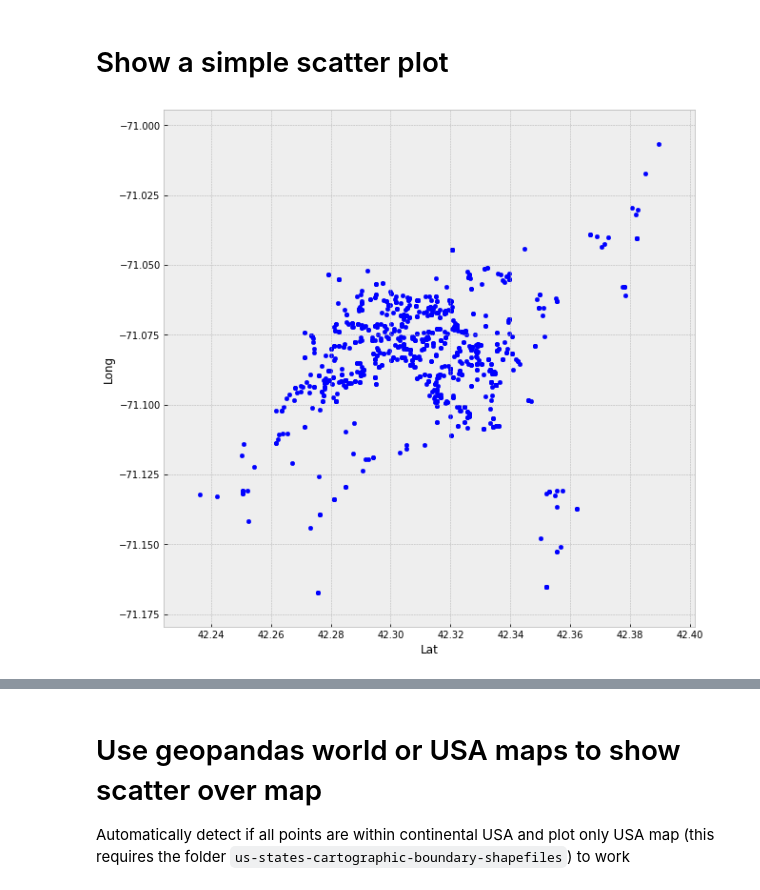
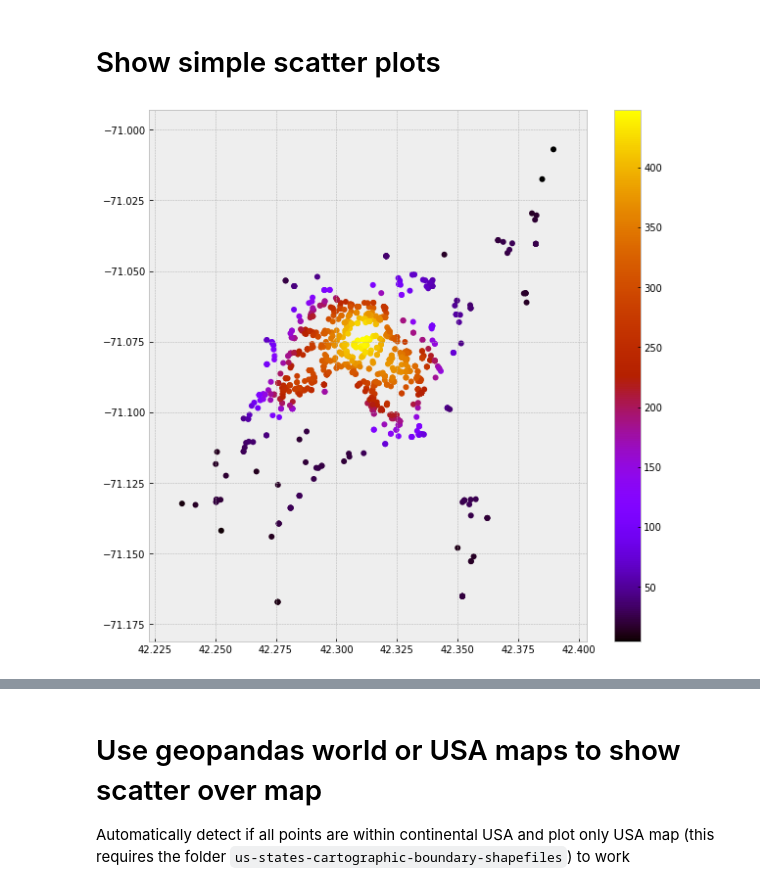
Before and after one commit to darenr/simple-geo-plotting, a Jupyter notebook: demo.ipynb, the cells around one changed output, grey strips where cells are left out. Drawn from its saved outputs; the diff is of its cells as text; code cells hidden in the pictures.

Commit message:
use denisty for scatter plots

```diff
--- a/demo.ipynb
+++ b/demo.ipynb
@@ -14,11 +15,18 @@ pd.options.display.float_format = '{:,.2f}'.format
 pd.options.display.max_rows = 10
 display(HTML("<style>.container { width:90% !important; }</style>"))
 # %% [markdown]
-# Show a simple scatter plot
+# Show simple scatter plots
+# %%
+def render_denisty_scatter_plot(x, y, figsize=(10,10)):
+    xy = np.vstack([x, y])
+    z = stats.gaussian_kde(xy, bw_method='scott')(xy)
+    fig, ax = plt.subplots(figsize=figsize)
+    plot = ax.scatter(x=x, y=y,  c=z, cmap='gnuplot', edgecolors='none')
+    plt.colorbar(plot, ax=ax)
 # %%
 df = pd.read_csv('datasets/boston_sample.csv')
 df = df.loc[df['Lat'] > 40]
 df = df.loc[df['Long'] < 70]
-df.plot.scatter(x='Lat', y='Long', figsize=(10,10));
+render_denisty_scatter_plot(x=df['Lat'], y=df['Long'], figsize=(10,10));
 # %% [output]
-[figure, old version]
+[figure, new version]
```
Also changed, not shown: parts of 5 cells of this notebook.
